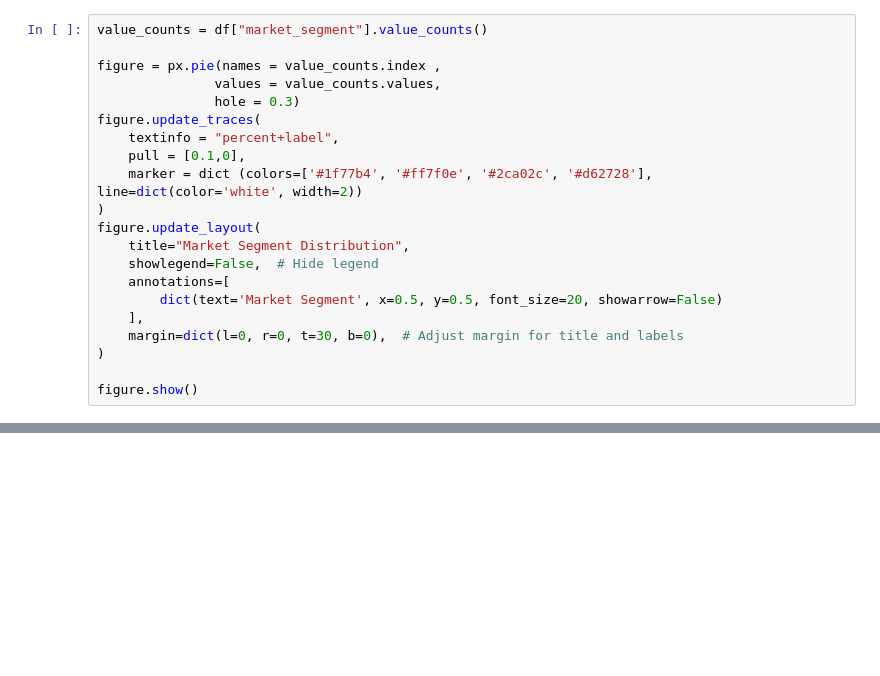
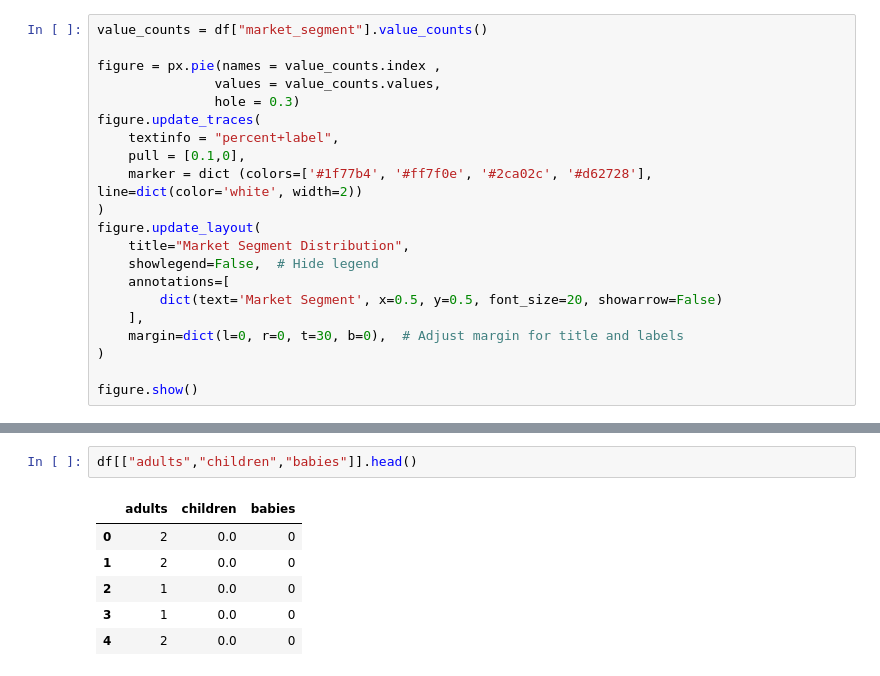
Before and after one commit to Nilanjan2223/Bookin.com, a Jupyter notebook: eda.ipynb, the cells around one changed output, grey strips where cells are left out. Saved outputs shown, nothing was run; the diff lists cells and outputs as text; blank space fills up the shorter version.

```diff
--- a/eda.ipynb
+++ b/eda.ipynb
@@ -230,0 +266,9 @@ The `ci` parameter is deprecated. Use `errorbar=None` for the same effect.
+# %%
+df[["adults","children","babies"]].head()
+# %% [output]
+|  | adults | children | babies |
+| 0 | 2 | 0.0 | 0 |
+| 1 | 2 | 0.0 | 0 |
+| 2 | 1 | 0.0 | 0 |
+| 3 | 1 | 0.0 | 0 |
+| 4 | 2 | 0.0 | 0 |
```
Also changed, not shown: parts of 10 cells of this notebook.
